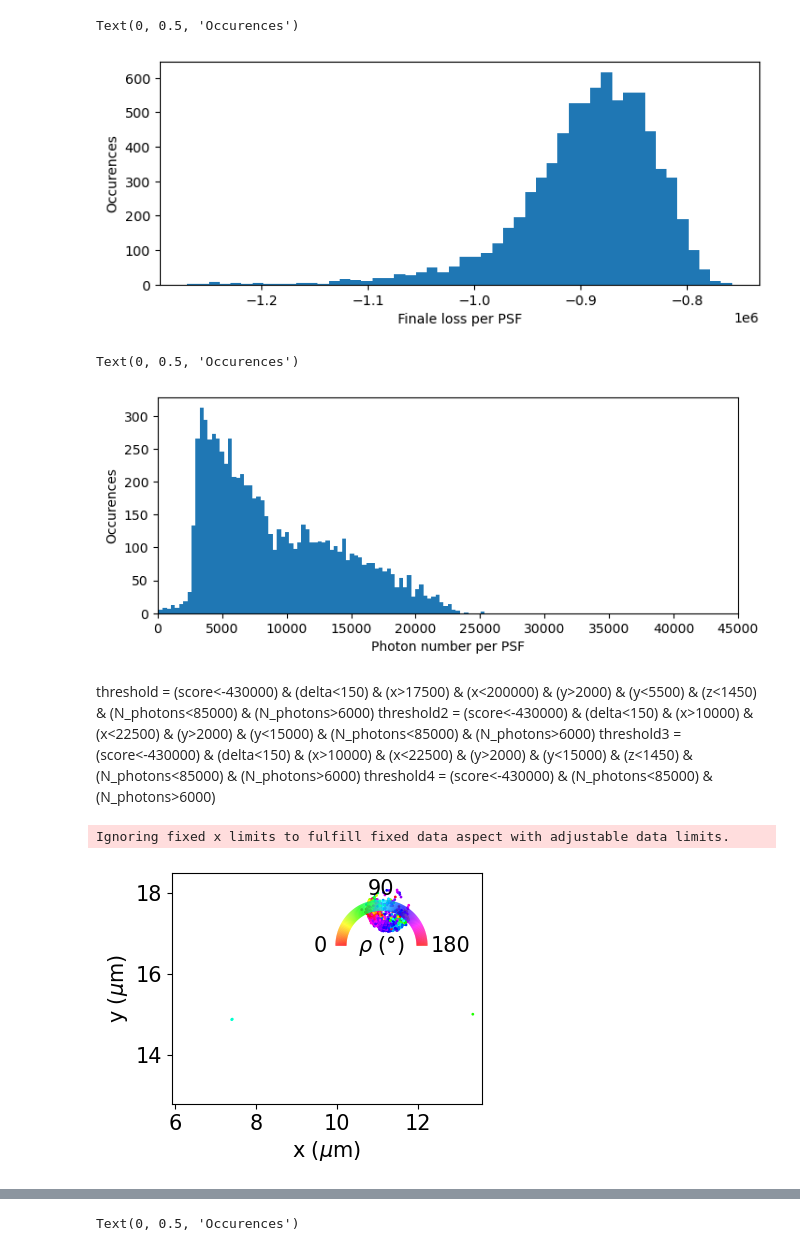
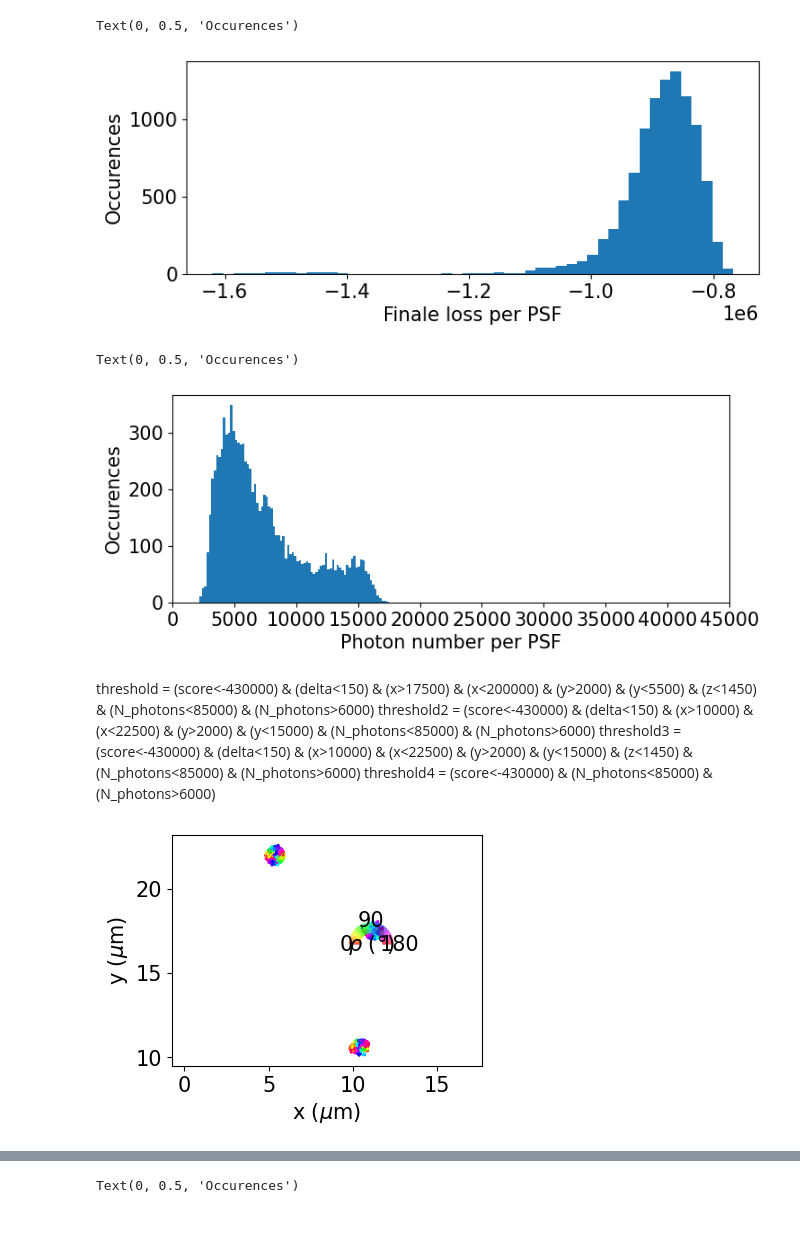
Before and after one commit to aautric/4polarMFM_these, a Jupyter notebook: notebooks_experimental_SLB_1um_janvier_2026/analyse_experimental results.ipynb, the cells around one changed output, grey strips where cells are left out. Cells and saved outputs as stored; diff of their text form; code cells hidden in the pictures; blank space fills up the shorter version.

```diff
--- a/notebooks_experimental_SLB_1um_janvier_2026/analyse_experimental results.ipynb
+++ b/notebooks_experimental_SLB_1um_janvier_2026/analyse_experimental results.ipynb
@@ -9,7 +9,7 @@ from matplotlib.colors import hsv_to_rgb
 import pandas as pd
 # %%
 #data = pd.read_csv('\\\\NAS_LOCCO\\Amaury\\DATA\\4_polar_MFM_these\\sgd3_3.csv', delimiter=';')
-data = pd.read_csv("\\\\NAS_LOCCO\\Amaury\\DATA\\4_polar_MFM_these\\2026_01_19_D.csv", delimiter=';')
+data = pd.read_csv("\\\\NAS_LOCCO\\Amaury\\DATA\\4_polar_MFM_these\\2026_01_19_F.csv", delimiter=';')
 frame = data['frame']
 x = data['x']
 y = data['y']
@@ -37,7 +37,7 @@ plt.xlabel('Finale loss per PSF')
 plt.ylabel('Occurences')
 # %% [output]
 Text(0, 0.5, 'Occurences')
-[figure, old version]
+[figure, new version]
 # %%
 plt.rcParams['figure.figsize'] = [8,3]
 hist = plt.hist(N_photons, bins=80)
@@ -46,12 +46,12 @@ plt.xlabel('Photon number per PSF')
 plt.ylabel('Occurences')
 # %% [output]
 Text(0, 0.5, 'Occurences')
-[figure, old version]
+[figure, new version]
 # %%
 loss_thresh = -300000
-mask1 = (score<loss_thresh) & (delta<150) & (N_photons>2000) & (N_photons<8000) #& (z<800)
-zoom = (score<loss_thresh) & (delta<150) & (N_photons>2000) & (N_photons<8000) & (x>5000) & (x<10000) & (y>10000) & (y<20000) #& (z<800)
-bille1 = (score<loss_thresh) & (delta<150) & (N_photons>2000) & (N_photons<8000) & (x>6000) & (x<8000) & (y>12000) & (y<14500) #& (z<800)
+mask1 = (score<loss_thresh) & (delta<150) & (N_photons>2000) & (N_photons<9000) & (z<900) & (z>100)
+zoom = (score<loss_thresh) & (delta<150) & (N_photons>2000) & (N_photons<9000) & (x>4000) & (x<6000) & (y>20000) & (y<25000) & (z<900) & (z>100)
+bille1 = (score<loss_thresh) & (delta<150) & (N_photons>2000) & (N_photons<9000) & (x>4000) & (x<6000) & (y>20000) & (y<25000) & (z<900) & (z>100)
 # %% [markdown]
 threshold = (score<-430000) & (delta<150) & (x>17500) & (x<200000) & (y>2000) & (y<5500) & (z<1450) & (N_photons<85000) & (N_photons>6000)
 threshold2 = (score<-430000) & (delta<150) & (x>10000) & (x<22500) & (y>2000) & (y<15000) & (N_photons<85000) & (N_photons>6000)
@@ -67,37 +67,36 @@ plt.scatter(x[mask1]/1000, y[mask1]/1000, c=rgb_colors, s=1)
 plt.axis('equal')
 #plt.xlim((10000, 22500))
 #plt.ylim((2200, 14000))
 plt.xlabel('x ($\\mu$m)')
 plt.ylabel('y ($\\mu$m)')
 
 # Half-circle colorbar rotated 90° clockwise
 center_x, center_y = 11.1, 16.7
 radius = 1
 angles = np.linspace(0, np.pi, 200)  # rotated arc
 for i in range(len(angles)-1):
     theta1, theta2 = angles[i], angles[i+1]
     hue = (np.degrees(theta1)) / 180.0  # Map to 0-1 range
     color = hsv_to_rgb([hue, 1, 1])
     arc_x = [center_x + radius * np.cos(np.pi-theta1), center_x + radius * np.cos(np.pi-theta2)]
     arc_y = [center_y + radius * np.sin(np.pi-theta1), center_y + radius * np.sin(np.pi-theta2)]
     plt.plot(arc_x, arc_y, color=color, lw=8, solid_capstyle='butt')
 
 # Tick labels with offset
 tick_angles = [0, 90, 180]  # Corresponding to hue range
 label_offset = [0.5,0.4, 0.7]
 plt.text(center_x, center_y, "$\\rho$ ($\\degree$)", ha='center', va='center', fontsize=15)
 for i, ang in enumerate(tick_angles):
     rad = np.radians(ang)
     tx = center_x + (radius + label_offset[i]) * np.cos(np.pi-rad)
     ty = center_y + (radius + label_offset[i]) * np.sin(np.pi-rad)
     plt.text(tx, ty, f"{(ang)}", ha='center', va='center', fontsize=15)
-plt.xlim((6, 13.5))
-plt.ylim((12.8, 18.5))
+#plt.xlim((6, 13.5))
+#plt.ylim((12.8, 18.5))
 plt.savefig("imE.png", format="png")
 plt.show()
 # %% [output]
-Ignoring fixed x limits to fulfill fixed data aspect with adjustable data limits.
-[figure, old version]
+[figure, new version]
 # %%
 hh = plt.hist(rho[mask1])
 # %% [output]
```
Also changed, not shown: parts of 9 cells of this notebook, 2 other files.
